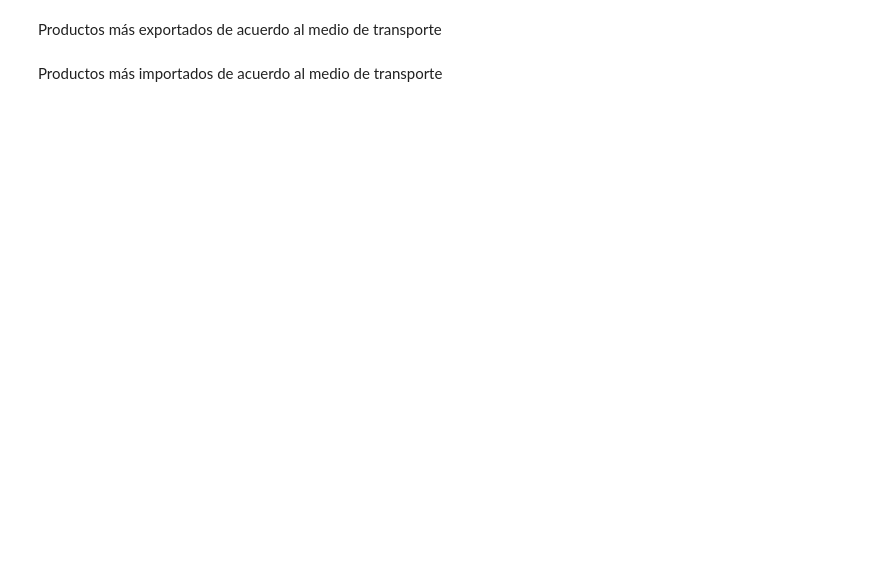
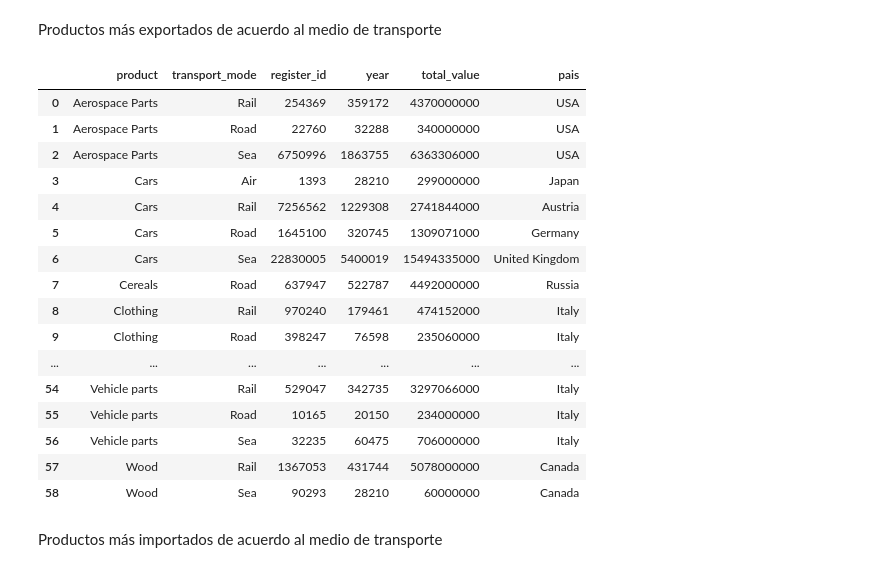
Before and after one commit to Meii21/An-lisis_02_Gonz-lez_S-nchez_Mayte, a Jupyter notebook: Reporte-2-González-Sánchez-Mayte.ipynb, the cells around one changed output. Drawn from its saved outputs; the diff is of its cells as text; code cells hidden in the pictures; blank space fills up the shorter version.

```diff
--- a/Reporte-2-González-Sánchez-Mayte.ipynb
+++ b/Reporte-2-González-Sánchez-Mayte.ipynb
@@ -134,9 +191,28 @@ Productos más exportados de acuerdo al medio de transporte
 # %%
 med_prod_pais = exportaciones.groupby(['product', 'transport_mode'])['origin'].agg(pd.Series.mode)
 med_prod = exportaciones.groupby(['product', 'transport_mode']).sum()
 med_prod['pais'] = med_prod_pais
 med_prod.count()
 med_prod.reset_index(inplace=True)
+med_prod
+# %% [output]
+|  | product | transport_mode | register_id | year | total_value | pais |
+| 0 | Aerospace Parts | Rail | 254369 | 359172 | 4370000000 | USA |
+| 1 | Aerospace Parts | Road | 22760 | 32288 | 340000000 | USA |
+| 2 | Aerospace Parts | Sea | 6750996 | 1863755 | 6363306000 | USA |
+| 3 | Cars | Air | 1393 | 28210 | 299000000 | Japan |
+| 4 | Cars | Rail | 7256562 | 1229308 | 2741844000 | Austria |
+| 5 | Cars | Road | 1645100 | 320745 | 1309071000 | Germany |
+| 6 | Cars | Sea | 22830005 | 5400019 | 15494335000 | United Kingdom |
+| 7 | Cereals | Road | 637947 | 522787 | 4492000000 | Russia |
+| 8 | Clothing | Rail | 970240 | 179461 | 474152000 | Italy |
+| 9 | Clothing | Road | 398247 | 76598 | 235060000 | Italy |
+| ... | ... | ... | ... | ... | ... | ... |
+| 54 | Vehicle parts | Rail | 529047 | 342735 | 3297066000 | Italy |
+| 55 | Vehicle parts | Road | 10165 | 20150 | 234000000 | Italy |
+| 56 | Vehicle parts | Sea | 32235 | 60475 | 706000000 | Italy |
+| 57 | Wood | Rail | 1367053 | 431744 | 5078000000 | Canada |
+| 58 | Wood | Sea | 90293 | 28210 | 60000000 | Canada |
 # %% [markdown]
 Productos más importados de acuerdo al medio de transporte
 # %%
```
Also changed, not shown: parts of 4 cells of this notebook.
